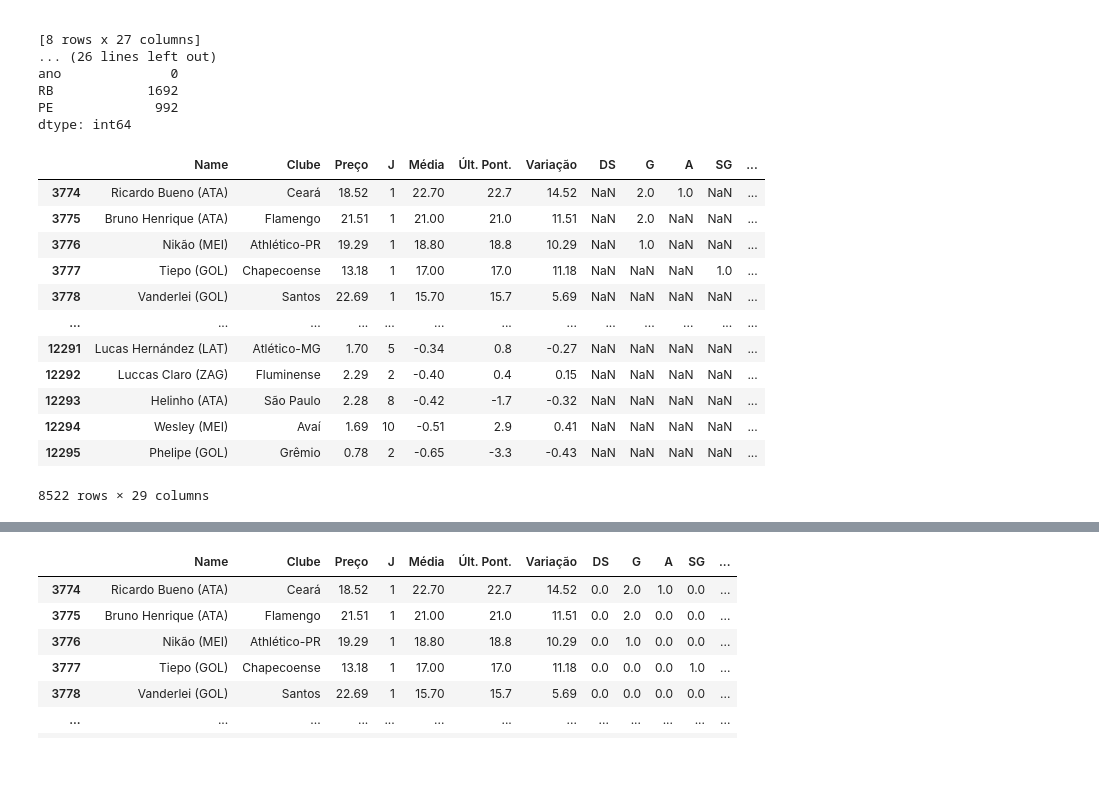
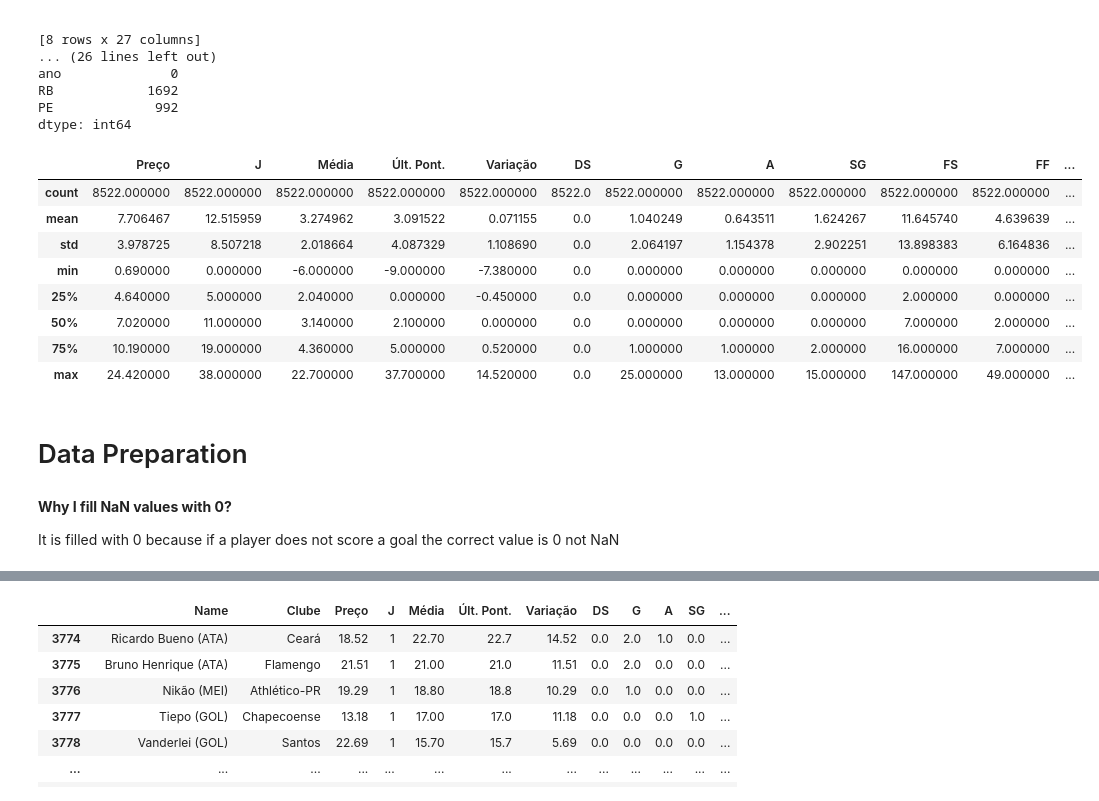
Before and after one commit to livelif/data-science, a Jupyter notebook: python/Udacity/cartola/CartolaUdacity_English_Version.ipynb, the cells around one changed output, grey strips where cells are left out. Cells and saved outputs as stored; diff of their text form; code cells hidden in the pictures; blank space fills up the shorter version.

```diff
--- a/python/Udacity/cartola/CartolaUdacity_English_Version.ipynb
+++ b/python/Udacity/cartola/CartolaUdacity_English_Version.ipynb
@@ -31,21 +45,23 @@ RB            1692
 PE             992
 dtype: int64
 # %%
-cartolaDataframe
+cartolaDataframe.describe()
 # %% [output]
-|  | Name | Clube | Preço | J | Média | Últ. Pont. | Variação | DS | G | A | SG | ... |
-| 3774 | Ricardo Bueno (ATA) | Ceará | 18.52 | 1 | 22.70 | 22.7 | 14.52 | NaN | 2.0 | 1.0 | NaN | ... |
-| 3775 | Bruno Henrique (ATA) | Flamengo | 21.51 | 1 | 21.00 | 21.0 | 11.51 | NaN | 2.0 | NaN | NaN | ... |
-| 3776 | Nikão (MEI) | Athlético-PR | 19.29 | 1 | 18.80 | 18.8 | 10.29 | NaN | 1.0 | NaN | NaN | ... |
-| 3777 | Tiepo (GOL) | Chapecoense | 13.18 | 1 | 17.00 | 17.0 | 11.18 | NaN | NaN | NaN | 1.0 | ... |
-| 3778 | Vanderlei (GOL) | Santos | 22.69 | 1 | 15.70 | 15.7 | 5.69 | NaN | NaN | NaN | NaN | ... |
-| ... | ... | ... | ... | ... | ... | ... | ... | ... | ... | ... | ... | ... |
-| 12291 | Lucas Hernández (LAT) | Atlético-MG | 1.70 | 5 | -0.34 | 0.8 | -0.27 | NaN | NaN | NaN | NaN | ... |
-| 12292 | Luccas Claro (ZAG) | Fluminense | 2.29 | 2 | -0.40 | 0.4 | 0.15 | NaN | NaN | NaN | NaN | ... |
-| 12293 | Helinho (ATA) | São Paulo | 2.28 | 8 | -0.42 | -1.7 | -0.32 | NaN | NaN | NaN | NaN | ... |
-| 12294 | Wesley (MEI) | Avaí | 1.69 | 10 | -0.51 | 2.9 | 0.41 | NaN | NaN | NaN | NaN | ... |
-| 12295 | Phelipe (GOL) | Grêmio | 0.78 | 2 | -0.65 | -3.3 | -0.43 | NaN | NaN | NaN | NaN | ... |
+|  | Preço | J | Média | Últ. Pont. | Variação | DS | G | A | SG | FS | FF | ... |
+| count | 8522.000000 | 8522.000000 | 8522.000000 | 8522.000000 | 8522.000000 | 8522.0 | 8522.000000 | 8522.000000 | 8522.000000 | 8522.000000 | 8522.000000 | ... |
+| mean | 7.706467 | 12.515959 | 3.274962 | 3.091522 | 0.071155 | 0.0 | 1.040249 | 0.643511 | 1.624267 | 11.645740 | 4.639639 | ... |
+| std | 3.978725 | 8.507218 | 2.018664 | 4.087329 | 1.108690 | 0.0 | 2.064197 | 1.154378 | 2.902251 | 13.898383 | 6.164836 | ... |
+| min | 0.690000 | 0.000000 | -6.000000 | -9.000000 | -7.380000 | 0.0 | 0.000000 | 0.000000 | 0.000000 | 0.000000 | 0.000000 | ... |
+| 25% | 4.640000 | 5.000000 | 2.040000 | 0.000000 | -0.450000 | 0.0 | 0.000000 | 0.000000 | 0.000000 | 2.000000 | 0.000000 | ... |
+| 50% | 7.020000 | 11.000000 | 3.140000 | 2.100000 | 0.000000 | 0.0 | 0.000000 | 0.000000 | 0.000000 | 7.000000 | 2.000000 | ... |
+| 75% | 10.190000 | 19.000000 | 4.360000 | 5.000000 | 0.520000 | 0.0 | 1.000000 | 1.000000 | 2.000000 | 16.000000 | 7.000000 | ... |
+| max | 24.420000 | 38.000000 | 22.700000 | 37.700000 | 14.520000 | 0.0 | 25.000000 | 13.000000 | 15.000000 | 147.000000 | 49.000000 | ... |
-8522 rows × 29 columns
+# %% [markdown]
+# Data Preparation
+# %% [markdown]
+**Why I fill NaN values with 0?**
+
+It is filled with 0 because if a player does not score a goal the correct value is 0 not NaN
 # %%
 #because they are punctual numbers, for example, games without conceding a goal instead of being NaN becomes 0
 
```
Also changed, not shown: parts of 10 cells of this notebook.
